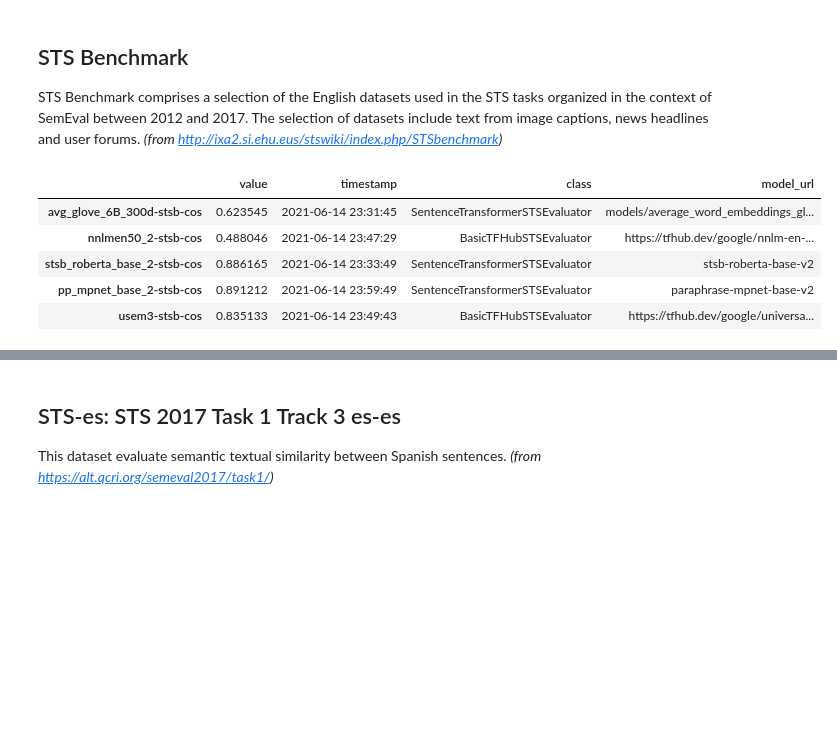
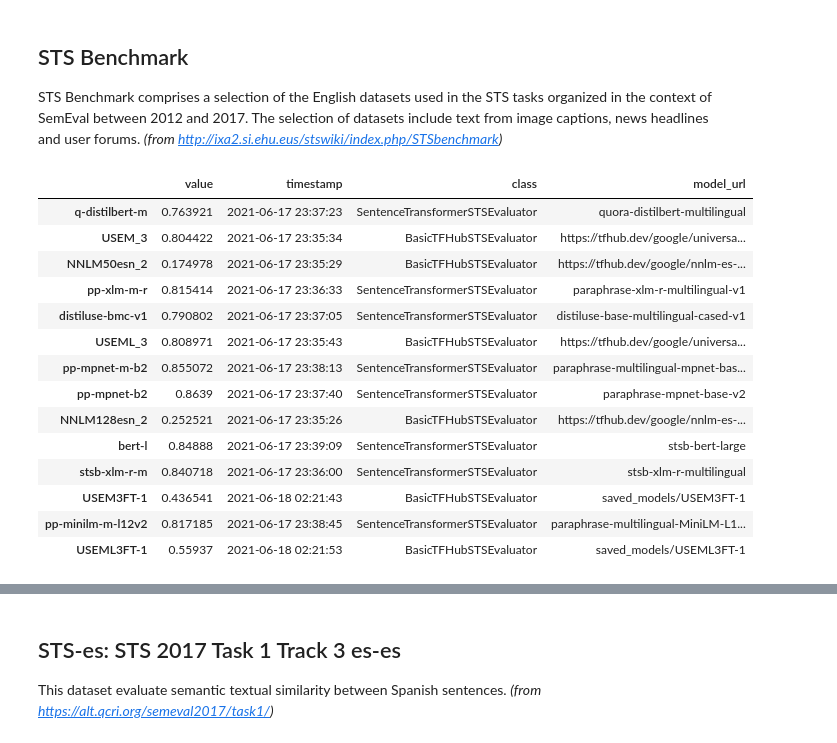
Before and after one commit to eduardofv/sts_eval, a Jupyter notebook: LanguageModelsSTSEvaluation.ipynb, the cells around one changed output, grey strips where cells are left out. Cells and saved outputs as stored; diff of their text form; code cells hidden in the pictures; blank space fills up the shorter version.

```diff
--- a/LanguageModelsSTSEvaluation.ipynb
+++ b/LanguageModelsSTSEvaluation.ipynb
@@ -20,15 +22,24 @@ evaluations = load_evaluation_dir(EVALUATION_DIR)
 
 STS Benchmark comprises a selection of the English datasets used in the STS tasks organized in the context of SemEval between 2012 and 2017. The selection of datasets include text from image captions, news headlines and user forums. *(from http://ixa2.si.ehu.eus/stswiki/index.php/STSbenchmark)*
 # %%
-data = get_benchmark_df(evaluations, "stsbenchmark", eval_metric="spearman")
+data = get_benchmark_df(evaluations, "stsb-test", eval_metric="spearman")
 data
 # %% [output]
 |  | value | timestamp | class | model_url |
-| avg_glove_6B_300d-stsb-cos | 0.623545 | 2021-06-14 23:31:45 | SentenceTransformerSTSEvaluator | models/average_word_embeddings_gl... |
-| nnlmen50_2-stsb-cos | 0.488046 | 2021-06-14 23:47:29 | BasicTFHubSTSEvaluator | https://tfhub.dev/google/nnlm-en-... |
-| stsb_roberta_base_2-stsb-cos | 0.886165 | 2021-06-14 23:33:49 | SentenceTransformerSTSEvaluator | stsb-roberta-base-v2 |
-| pp_mpnet_base_2-stsb-cos | 0.891212 | 2021-06-14 23:59:49 | SentenceTransformerSTSEvaluator | paraphrase-mpnet-base-v2 |
-| usem3-stsb-cos | 0.835133 | 2021-06-14 23:49:43 | BasicTFHubSTSEvaluator | https://tfhub.dev/google/universa... |
+| q-distilbert-m | 0.763921 | 2021-06-17 23:37:23 | SentenceTransformerSTSEvaluator | quora-distilbert-multilingual |
+| USEM_3 | 0.804422 | 2021-06-17 23:35:34 | BasicTFHubSTSEvaluator | https://tfhub.dev/google/universa... |
+| NNLM50esn_2 | 0.174978 | 2021-06-17 23:35:29 | BasicTFHubSTSEvaluator | https://tfhub.dev/google/nnlm-es-... |
+| pp-xlm-m-r | 0.815414 | 2021-06-17 23:36:33 | SentenceTransformerSTSEvaluator | paraphrase-xlm-r-multilingual-v1 |
+| distiluse-bmc-v1 | 0.790802 | 2021-06-17 23:37:05 | SentenceTransformerSTSEvaluator | distiluse-base-multilingual-cased-v1 |
+| USEML_3 | 0.808971 | 2021-06-17 23:35:43 | BasicTFHubSTSEvaluator | https://tfhub.dev/google/universa... |
+| pp-mpnet-m-b2 | 0.855072 | 2021-06-17 23:38:13 | SentenceTransformerSTSEvaluator | paraphrase-multilingual-mpnet-bas... |
+| pp-mpnet-b2 | 0.8639 | 2021-06-17 23:37:40 | SentenceTransformerSTSEvaluator | paraphrase-mpnet-base-v2 |
+| NNLM128esn_2 | 0.252521 | 2021-06-17 23:35:26 | BasicTFHubSTSEvaluator | https://tfhub.dev/google/nnlm-es-... |
+| bert-l | 0.84888 | 2021-06-17 23:39:09 | SentenceTransformerSTSEvaluator | stsb-bert-large |
+| stsb-xlm-r-m | 0.840718 | 2021-06-17 23:36:00 | SentenceTransformerSTSEvaluator | stsb-xlm-r-multilingual |
+| USEM3FT-1 | 0.436541 | 2021-06-18 02:21:43 | BasicTFHubSTSEvaluator | saved_models/USEM3FT-1 |
+| pp-minilm-m-l12v2 | 0.817185 | 2021-06-17 23:38:45 | SentenceTransformerSTSEvaluator | paraphrase-multilingual-MiniLM-L1... |
+| USEML3FT-1 | 0.55937 | 2021-06-18 02:21:53 | BasicTFHubSTSEvaluator | saved_models/USEML3FT-1 |
 # %%
 plot_benchmark(data, "STSb - Spearman", join(IMG_DIR,"stsb-spearman"))
 # %% [output]
```
Also changed, not shown: parts of 4 cells of this notebook, 48 other files.
